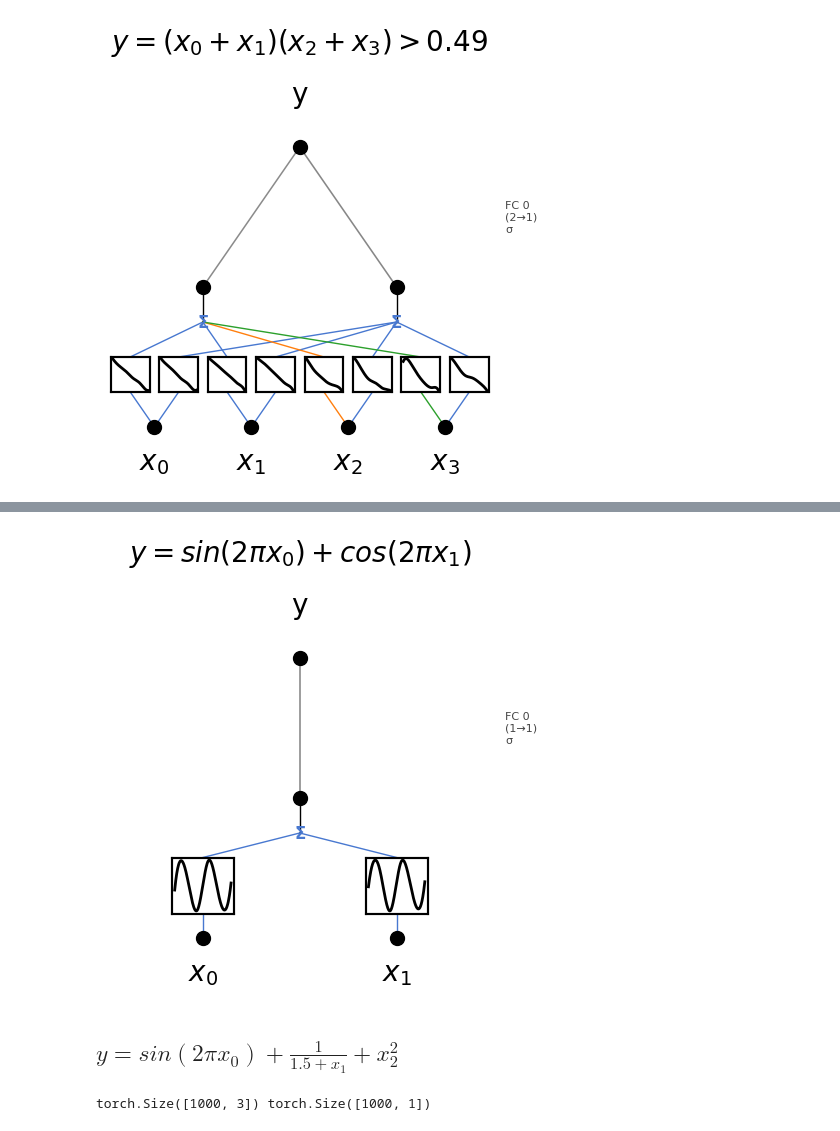
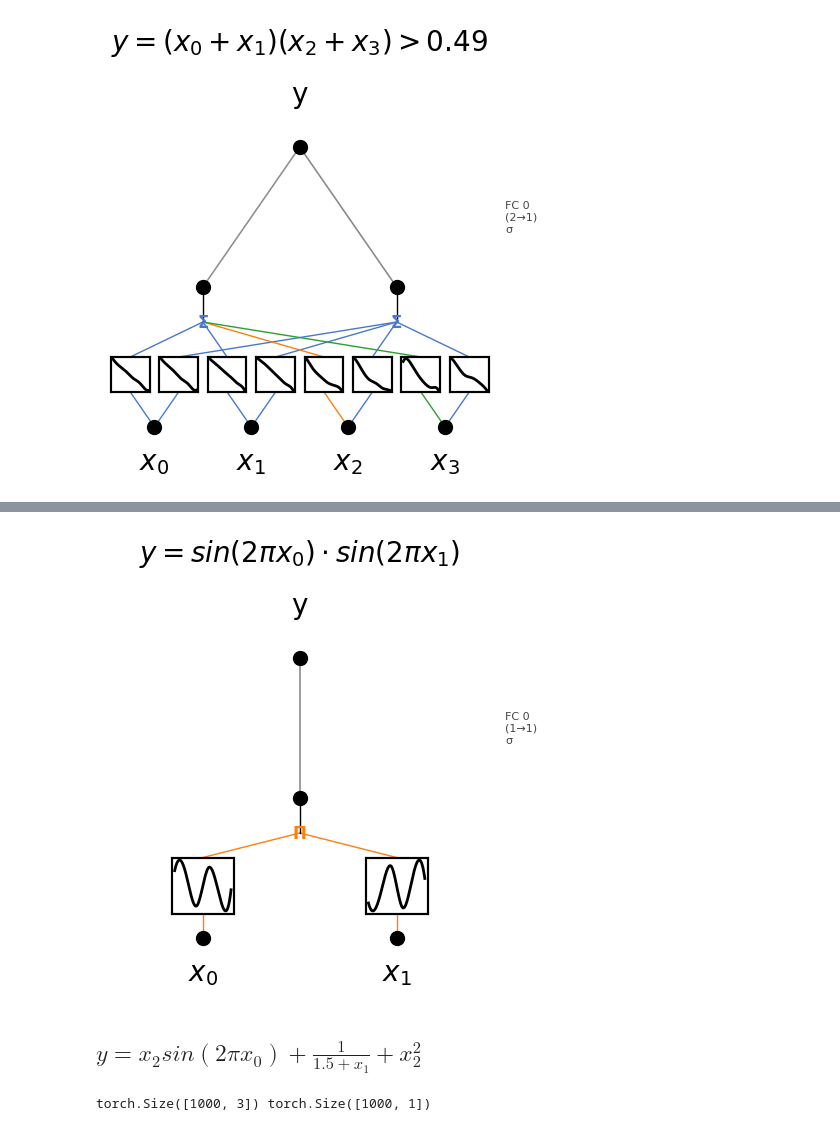
Before and after one commit to shdaig/NexusAriadne, a Jupyter notebook: lokan_sr_staged_regression.ipynb, the cells around one changed output, grey strips where cells are left out. Cells and saved outputs as stored; diff of their text form; code cells hidden in the pictures.

```diff
--- a/lokan_sr_staged_regression.ipynb
+++ b/lokan_sr_staged_regression.ipynb
@@ -663,7 +663,7 @@ torch.Size([1000, 4]) torch.Size([1000, 1])
 # %%
 lokan = loKAN(
     width=[2, 1], grid=5, k=3,
-    grid_range=[0.1, 1.0], device=device,
+    grid_range=[-1.0, 1.0], device=device,
 )
 fc = nn.Sequential(nn.Linear(1, 1), nn.Sigmoid()).to(device)
 bce = nn.BCELoss()
@@ -693,15 +693,15 @@ Epoch [ 120/120]  train=0.059330  test_acc=0.9600  tau=0.100  λ=1.0000  grid=5
 # %%
 plot_nexus_network(
             lokan,
             fc,
-            title=r'$y = sin(2 \pi x_0) + cos(2 \pi x_1)$',
+            title=r'$y = sin(2 \pi x_0) \cdot sin(2 \pi x_1)$',
             in_vars=[r'$x_0$', r'$x_1$'],
             out_vars=["y"]
         )
 # %% [output]
-[figure, old version]
+[figure, new version]
 # %% [markdown]
-## $y = sin (2 \pi x_0) + \frac{1}{1.5 + x_1} + x_2^2$
+## $y = x_2 sin (2 \pi x_0) + \frac{1}{1.5 + x_1} + x_2^2$
 # %%
 end_range = 1.0
 start_range = -1.0
```
Also changed, not shown: parts of 13 cells of this notebook.
